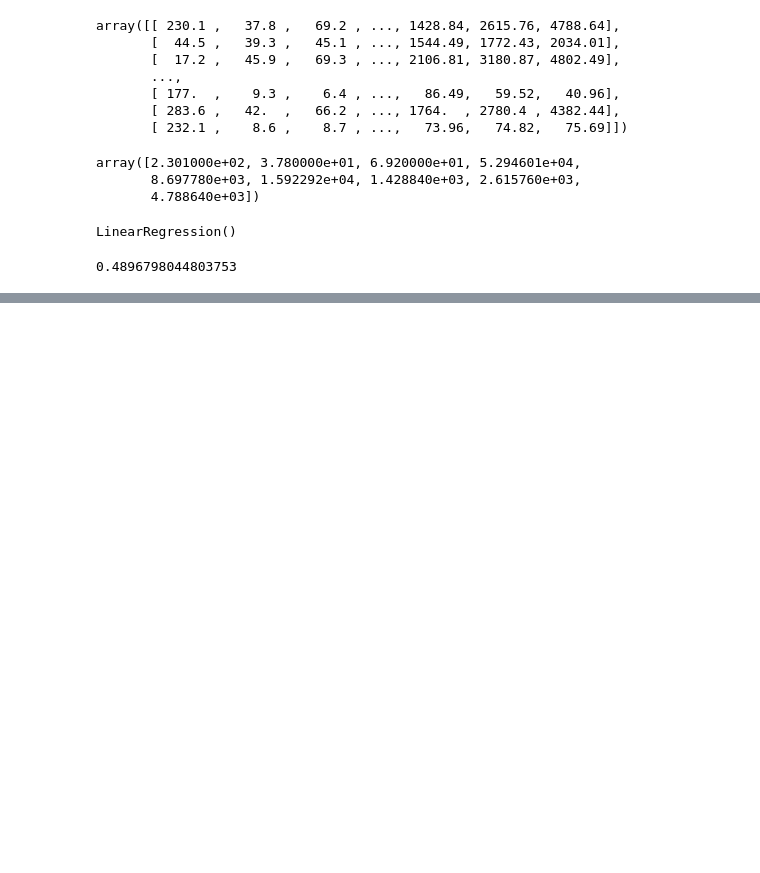
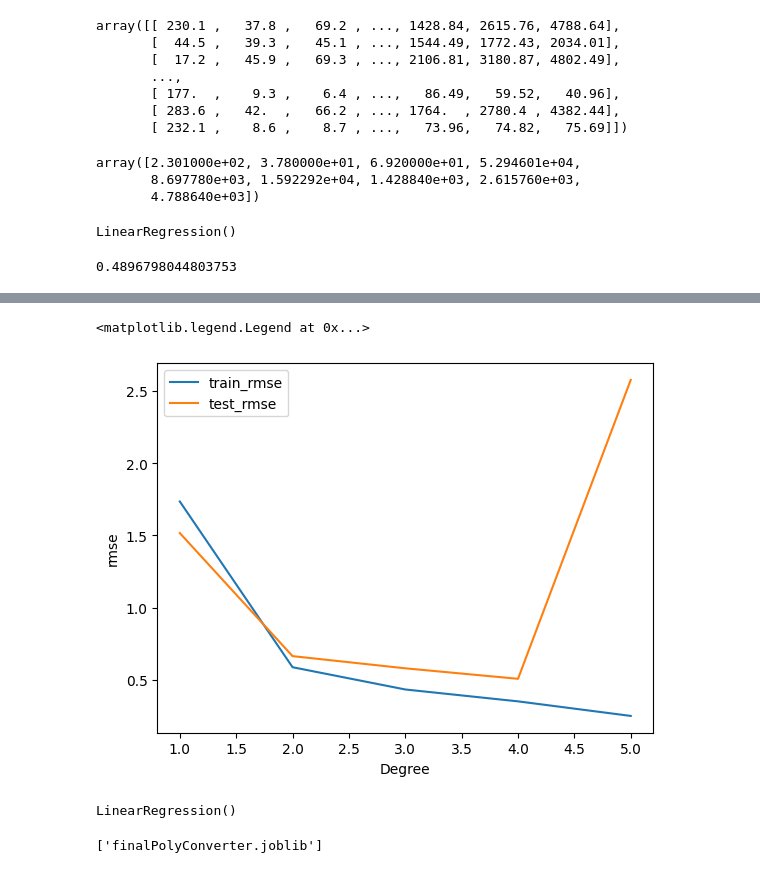
Before and after one commit to kellyjj/pythonMLClass, a Jupyter notebook: polynomialRegression.ipynb, the cells around one changed output, grey strips where cells are left out. Cells and saved outputs as stored; diff of their text form; code cells hidden in the pictures; blank space fills up the shorter version.

```diff
--- a/polynomialRegression.ipynb
+++ b/polynomialRegression.ipynb
@@ -73,3 +73,21 @@ rmse = np.sqrt(mse)
 mae
 # %% [output]
 0.4896798044803753
+# %%
+#create different poly order,  split poly features into train/test, fit on train, then svae rsme on both train/test
+#plot results
+train_rmse_errors = []
+test_rmse_errors = []
+
+for d in range(1,10):
+    polyconverter = PolynomialFeatures(degree=d,include_bias=False)
+    polyfeats = polyconverter.fit_transform(X)
+    X_train, X_test, y_train, y_test = train_test_split(polyfeats, y, test_size=0.3, random_state=101)
+    model = LinearRegression()
+    model.fit(X_train,y_train)
+    trainpred = model.predict(X_train)
+    testpred = model.predict(X_test)
+    train_rmse = np.sqrt(mean_squared_error(y_train,trainpred))
+    test_rmse = np.sqrt(mean_squared_error(y_test,testpred))
+    train_rmse_errors.append(train_rmse)
+    test_rmse_errors.append(test_rmse)
@@ -75,0 +107,21 @@ mae
+# %%
+plt.plot(range(1,6),train_rmse_errors[:5],label="train_rmse")
+plt.plot(range(1,6),test_rmse_errors[:5],label="test_rmse")
+plt.xlabel("Degree")
+plt.ylabel("rmse")
+plt.legend()
+# %% [output]
+<matplotlib.legend.Legend at 0x...>
+[figure, added]
+# %%
+finalpoly = PolynomialFeatures(degree=3,include_bias=False)
+finalModel = LinearRegression()
+finalModel.fit(finalpoly.fit_transform(X),y)
+# %% [output]
+LinearRegression()
+# %%
+from joblib import dump,load
+dump(finalModel,'FinalPolyModel.joblib')
+dump(finalpoly,'finalPolyConverter.joblib')
+# %% [output]
+['finalPolyConverter.joblib']
```
Also changed, not shown: parts of 5 cells of this notebook, 4 other files.
